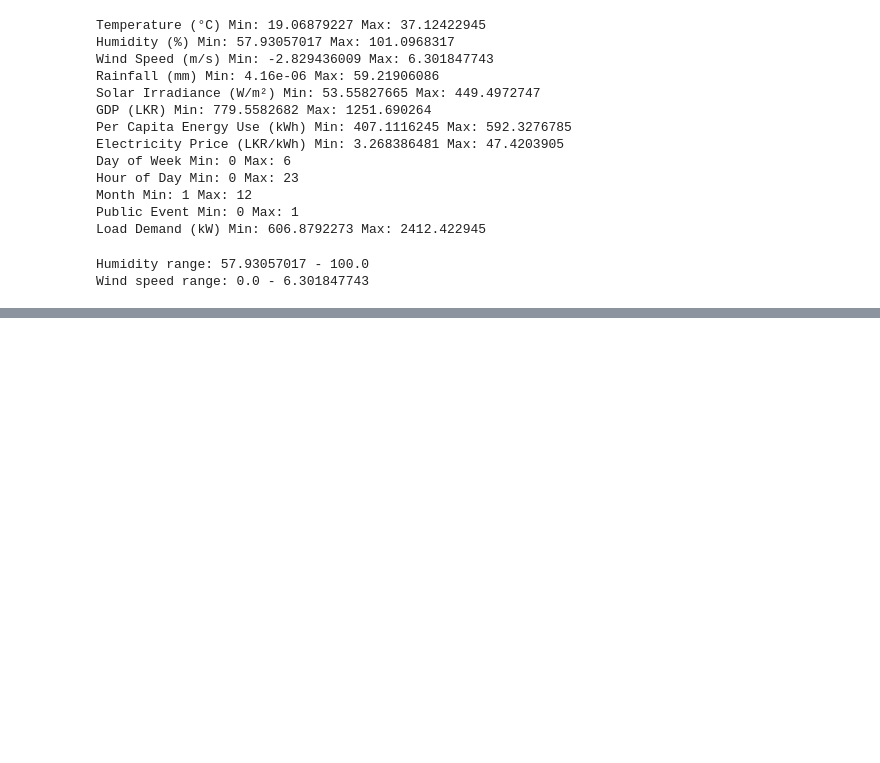
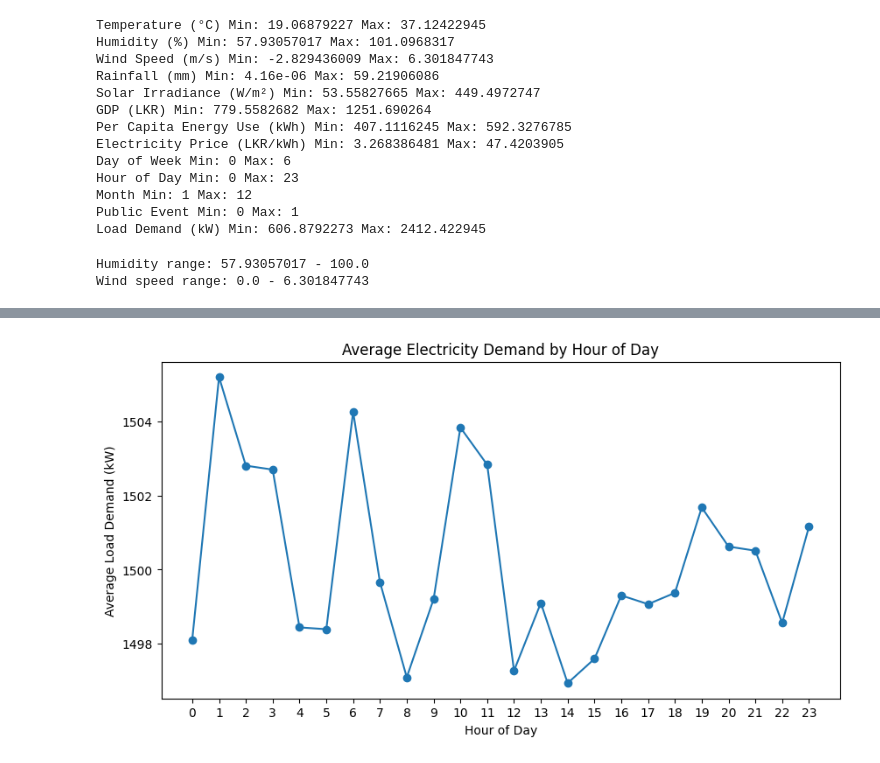
Before and after one commit to shammika000/sri-lanka-electricity-demand-forecasting, a Jupyter notebook: ml/notebooks/01_data_exploration.ipynb, the cells around one changed output, grey strips where cells are left out. Cells and saved outputs as stored; diff of their text form; code cells hidden in the pictures; blank space fills up the shorter version.

```diff
--- a/ml/notebooks/01_data_exploration.ipynb
+++ b/ml/notebooks/01_data_exploration.ipynb
@@ -218,0 +272,5 @@ Wind speed range: 0.0 - 6.301847743
+# %%
+#Electricity demand by hour
+hourly_demand = df.groupby('Hour of Day')['Load Demand (kW)'].mean()
+
+hourly_demand
@@ -218,0 +297,17 @@ Wind speed range: 0.0 - 6.301847743
+# %%
+plt.figure(figsize=(10, 5))
+
+plt.plot(
+    hourly_demand.index,
+    hourly_demand.values,
+    marker='o'
+)
+
+plt.title('Average Electricity Demand by Hour of Day')
+plt.xlabel('Hour of Day')
+plt.ylabel('Average Load Demand (kW)')
+plt.xticks(range(24))
+
+plt.show()
+# %% [output]
+[figure, added]
```
Also changed, not shown: parts of 19 cells of this notebook.
